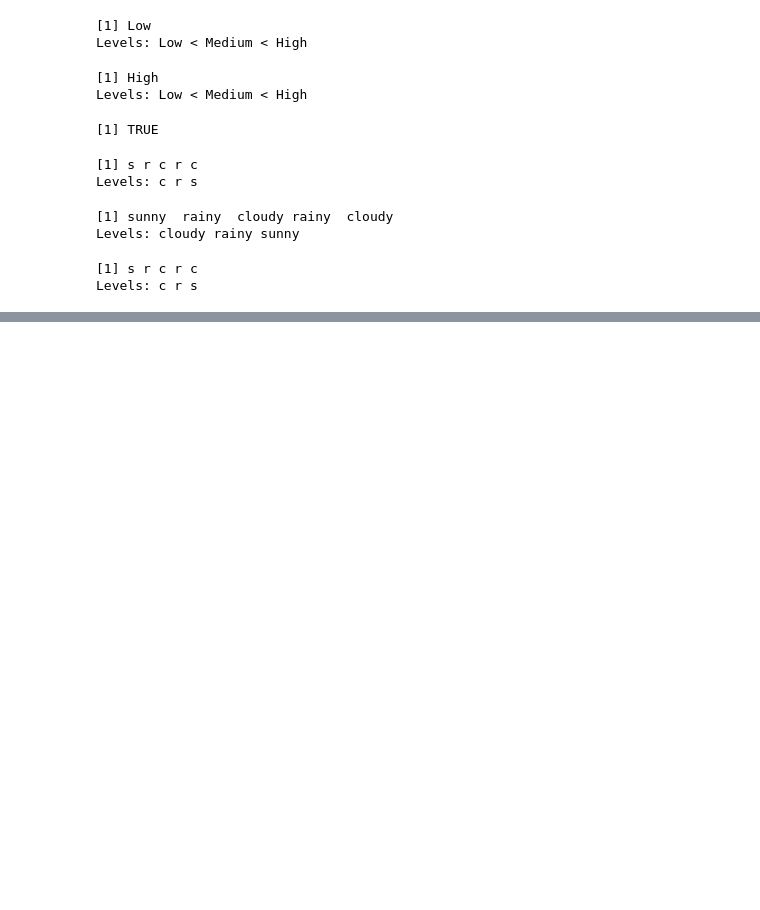
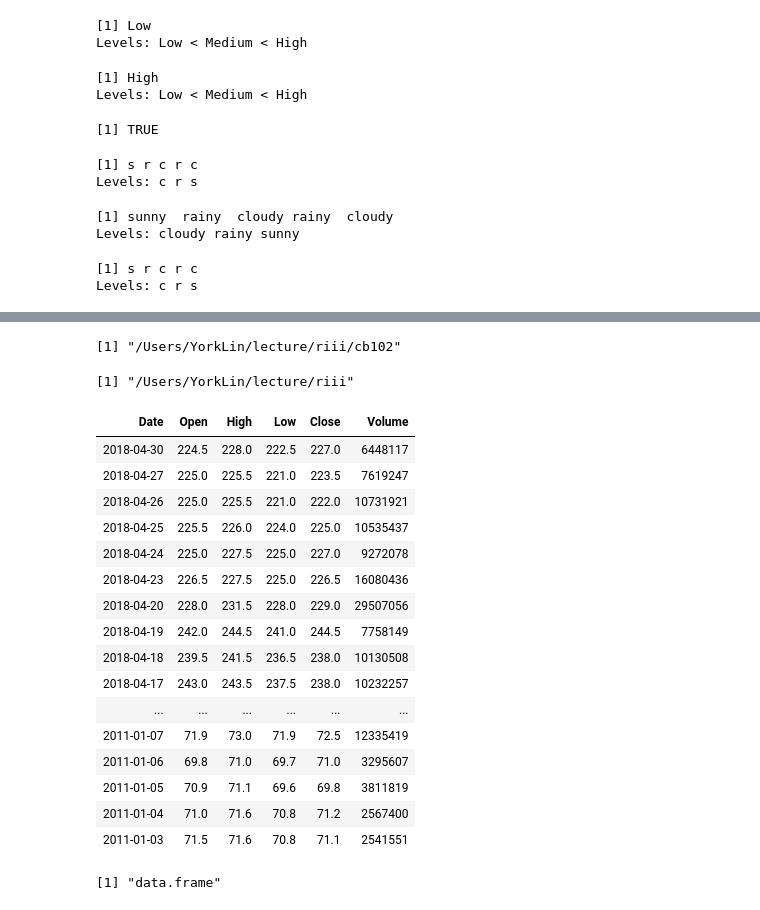
Before and after one commit to YuHsuanLin/riii, a Jupyter notebook: cb102/cb102_20180809.ipynb, the cells around one changed output, grey strips where cells are left out. Drawn from its saved outputs; the diff is of its cells as text; code cells hidden in the pictures; blank space fills up the shorter version.

```diff
--- a/cb102/cb102_20180809.ipynb
+++ b/cb102/cb102_20180809.ipynb
@@ -896,0 +1291,4 @@ Levels: c r s
+# %%
+getwd()
+# %% [output]
+[1] "/Users/YorkLin/lecture/riii/cb102"
@@ -896,0 +1297,25 @@ Levels: c r s
+# %%
+getwd()
+# %% [output]
+[1] "/Users/YorkLin/lecture/riii"
+# %%
+#linux,mac底下路徑寫法
+read.csv('/Users/YorkLin/lecture/riii/data/2330.csv',header=T)
+# %% [output]
+| Date | Open | High | Low | Close | Volume |
+| 2018-04-30 | 224.5 | 228.0 | 222.5 | 227.0 | 6448117 |
+| 2018-04-27 | 225.0 | 225.5 | 221.0 | 223.5 | 7619247 |
+| 2018-04-26 | 225.0 | 225.5 | 221.0 | 222.0 | 10731921 |
+| 2018-04-25 | 225.5 | 226.0 | 224.0 | 225.0 | 10535437 |
+| 2018-04-24 | 225.0 | 227.5 | 225.0 | 227.0 | 9272078 |
+| 2018-04-23 | 226.5 | 227.5 | 225.0 | 226.5 | 16080436 |
+| 2018-04-20 | 228.0 | 231.5 | 228.0 | 229.0 | 29507056 |
+| 2018-04-19 | 242.0 | 244.5 | 241.0 | 244.5 | 7758149 |
+| 2018-04-18 | 239.5 | 241.5 | 236.5 | 238.0 | 10130508 |
+| 2018-04-17 | 243.0 | 243.5 | 237.5 | 238.0 | 10232257 |
+| ... | ... | ... | ... | ... | ... |
+| 2011-01-07 | 71.9 | 73.0 | 71.9 | 72.5 | 12335419 |
+| 2011-01-06 | 69.8 | 71.0 | 69.7 | 71.0 | 3295607 |
+| 2011-01-05 | 70.9 | 71.1 | 69.6 | 69.8 | 3811819 |
+| 2011-01-04 | 71.0 | 71.6 | 70.8 | 71.2 | 2567400 |
+| 2011-01-03 | 71.5 | 71.6 | 70.8 | 71.1 | 2541551 |
@@ -896,0 +1328,4 @@ Levels: c r s
+# %%
+class( tw2330 )
+# %% [output]
+[1] "data.frame"
```
Also changed, not shown: parts of 43 cells of this notebook.
